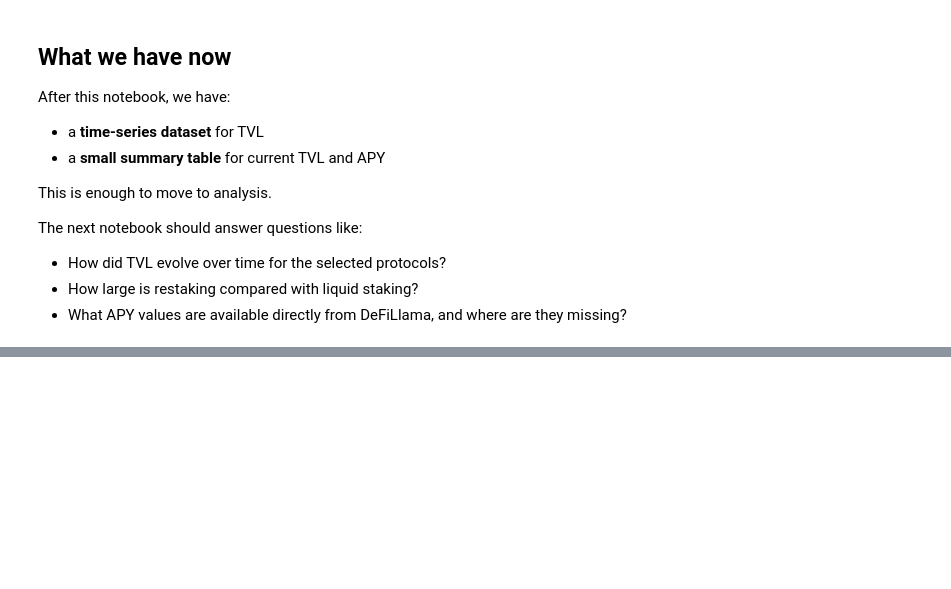
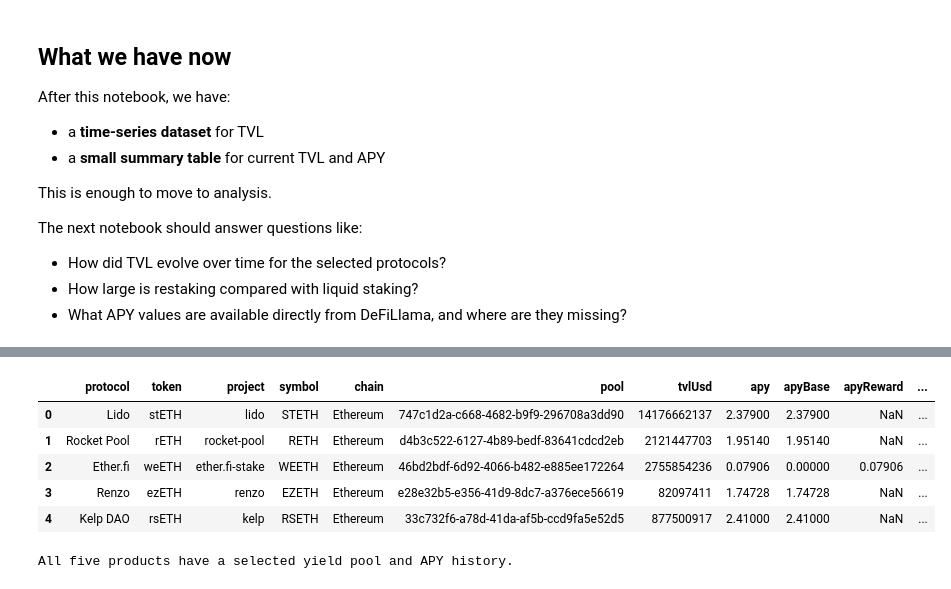
Before and after one commit to SashoDT/CAA_Group_Project, a Jupyter notebook: notebooks/02_gather_defillama_data.ipynb, the cells around one changed output, grey strips where cells are left out. Cells and saved outputs as stored; diff of their text form; code cells hidden in the pictures; blank space fills up the shorter version.

```diff
--- a/notebooks/02_gather_defillama_data.ipynb
+++ b/notebooks/02_gather_defillama_data.ipynb
@@ -277,0 +297,23 @@ The next notebook should answer questions like:
+# %%
+import re
+from datetime import datetime, timezone
+from pathlib import Path
+
+import pandas as pd
+import requests
+
+PROJECT_ROOT = Path("..")
+DATA_PROCESSED = PROJECT_ROOT / "data" / "processed"
+DATA_PROCESSED.mkdir(parents=True, exist_ok=True)
+
+TVL_API = "https://api.llama.fi"
+YIELD_API = "https://yields.llama.fi"
+
+RETRIEVED_AT = datetime.now(timezone.utc).isoformat()
+
+SESSION = requests.Session()
+SESSION.headers.update(
+    {
+        "User-Agent": "DeFi-yield-course-project/1.0"
+    }
+)
@@ -277,0 +1067,51 @@ The next notebook should answer questions like:
+# %%
+selected_pool_columns = [
+    "protocol",
+    "token",
+    "project",
+    "symbol",
+    "chain",
+    "pool",
+    "tvlUsd",
+    "apy",
+    "apyBase",
+    "apyReward",
+    "isIntrinsicSource",
+]
+
+selected_pools_df = yield_pool_candidates_df.loc[
+    yield_pool_candidates_df["selected"],
+    selected_pool_columns,
+]
+
+selected_pools_df
+# %% [output]
+|  | protocol | token | project | symbol | chain | pool | tvlUsd | apy | apyBase | apyReward | ... |
+| 0 | Lido | stETH | lido | STETH | Ethereum | 747c1d2a-c668-4682-b9f9-296708a3dd90 | 14176662137 | 2.37900 | 2.37900 | NaN | ... |
+| 1 | Rocket Pool | rETH | rocket-pool | RETH | Ethereum | d4b3c522-6127-4b89-bedf-83641cdcd2eb | 2121447703 | 1.95140 | 1.95140 | NaN | ... |
+| 2 | Ether.fi | weETH | ether.fi-stake | WEETH | Ethereum | 46bd2bdf-6d92-4066-b482-e885ee172264 | 2755854236 | 0.07906 | 0.00000 | 0.07906 | ... |
+| 3 | Renzo | ezETH | renzo | EZETH | Ethereum | e28e32b5-e356-41d9-8dc7-a376ece56619 | 82097411 | 1.74728 | 1.74728 | NaN | ... |
+| 4 | Kelp DAO | rsETH | kelp | RSETH | Ethereum | 33c732f6-a78d-41da-af5b-ccd9fa5e52d5 | 877500917 | 2.41000 | 2.41000 | NaN | ... |
+# %%
+unresolved_products_df = staking_protocol_summary_df.loc[
+    staking_protocol_summary_df["yield_status"] != "ok",
+    [
+        "protocol",
+        "token",
+        "yield_project",
+        "yield_symbol",
+        "yield_status",
+        "yield_error",
+    ],
+]
+
+if unresolved_products_df.empty:
+    print("All five products have a selected yield pool and APY history.")
+else:
+    print(
+        "These products need their mapping checked. "
+        "Do not replace missing APY with zero."
+    )
+    display(unresolved_products_df)
+# %% [output]
+All five products have a selected yield pool and APY history.
```
Also changed, not shown: parts of 6 cells of this notebook, 5 other files.
